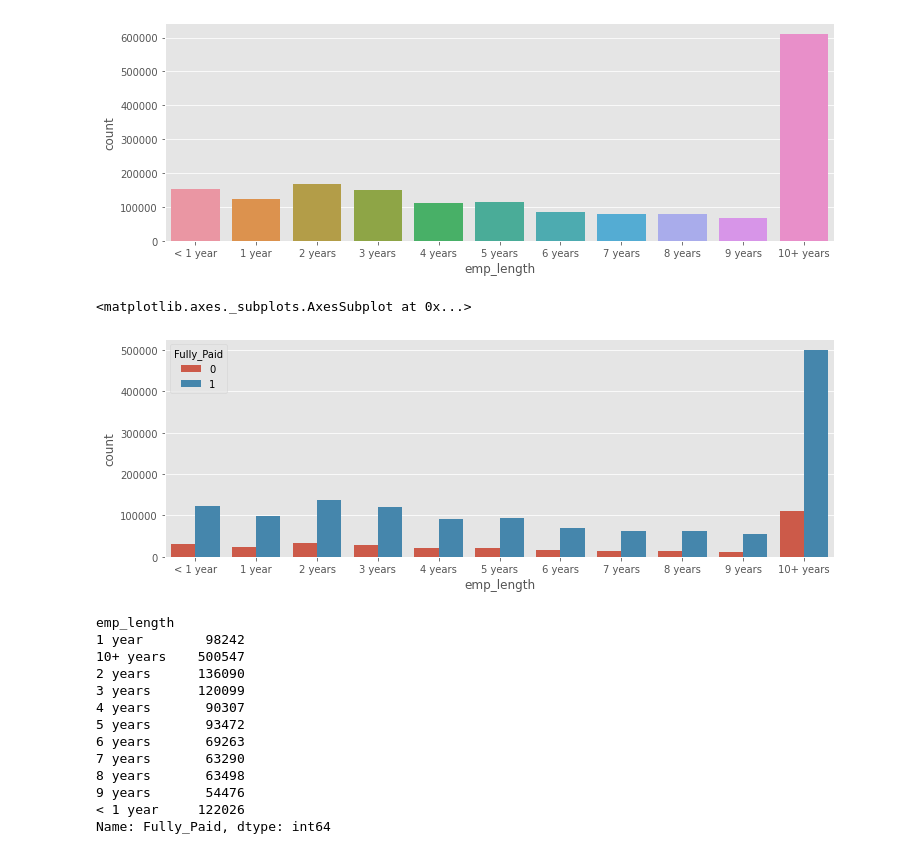
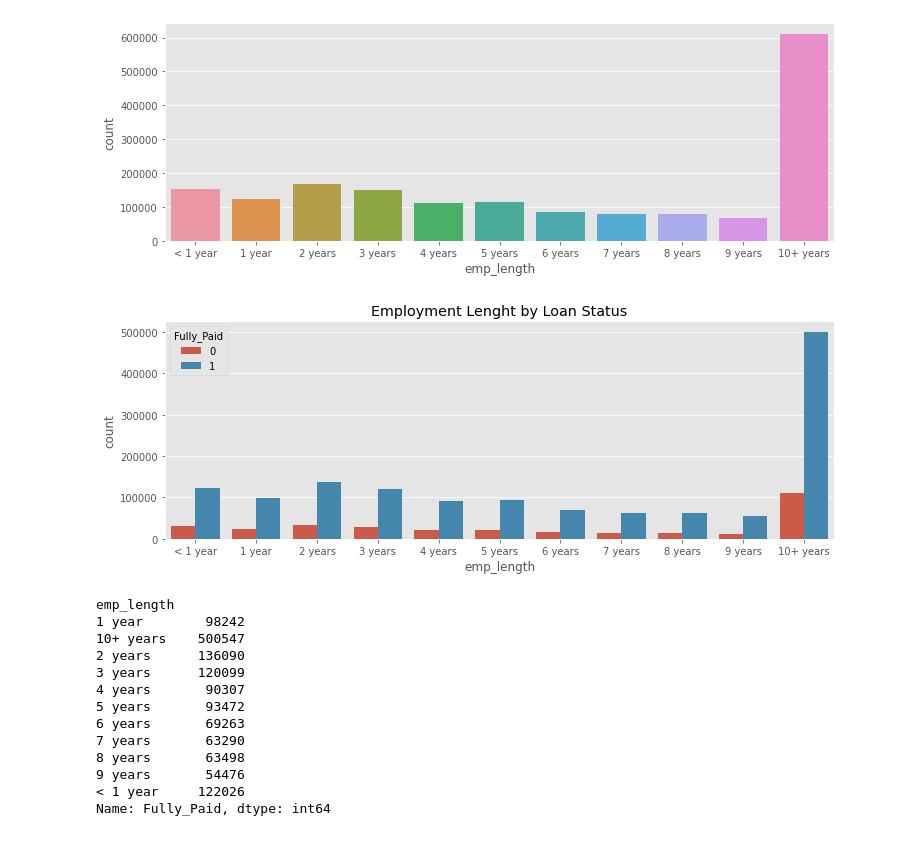
Before and after one commit to smeteo/Lending_Club_Credit_Risk_Analysis, a Jupyter notebook: Lending_Club_GC.ipynb, the cells around one changed output. Saved outputs shown, nothing was run; the diff lists cells and outputs as text; code cells hidden in the pictures.

```diff
--- a/Lending_Club_GC.ipynb
+++ b/Lending_Club_GC.ipynb
@@ -498,9 +499,9 @@ sns.countplot(x='emp_length',data=df,order=emp_length_order)
 # %%
 plt.figure(figsize=(12,4))
 sns.countplot(x='emp_length',data=df,order=emp_length_order,hue='Fully_Paid')
+plt.title('Employment Lenght by Loan Status');
 # %% [output]
-<matplotlib.axes._subplots.AxesSubplot at 0x...>
-[figure, old version]
+[figure, new version]
 # %%
 emp_co = df[df['Fully_Paid']==1].groupby("emp_length").count()['Fully_Paid']
 emp_fp = df[df['Fully_Paid']==0].groupby("emp_length").count()['Fully_Paid']
```
Also changed, not shown: parts of 55 cells of this notebook.
